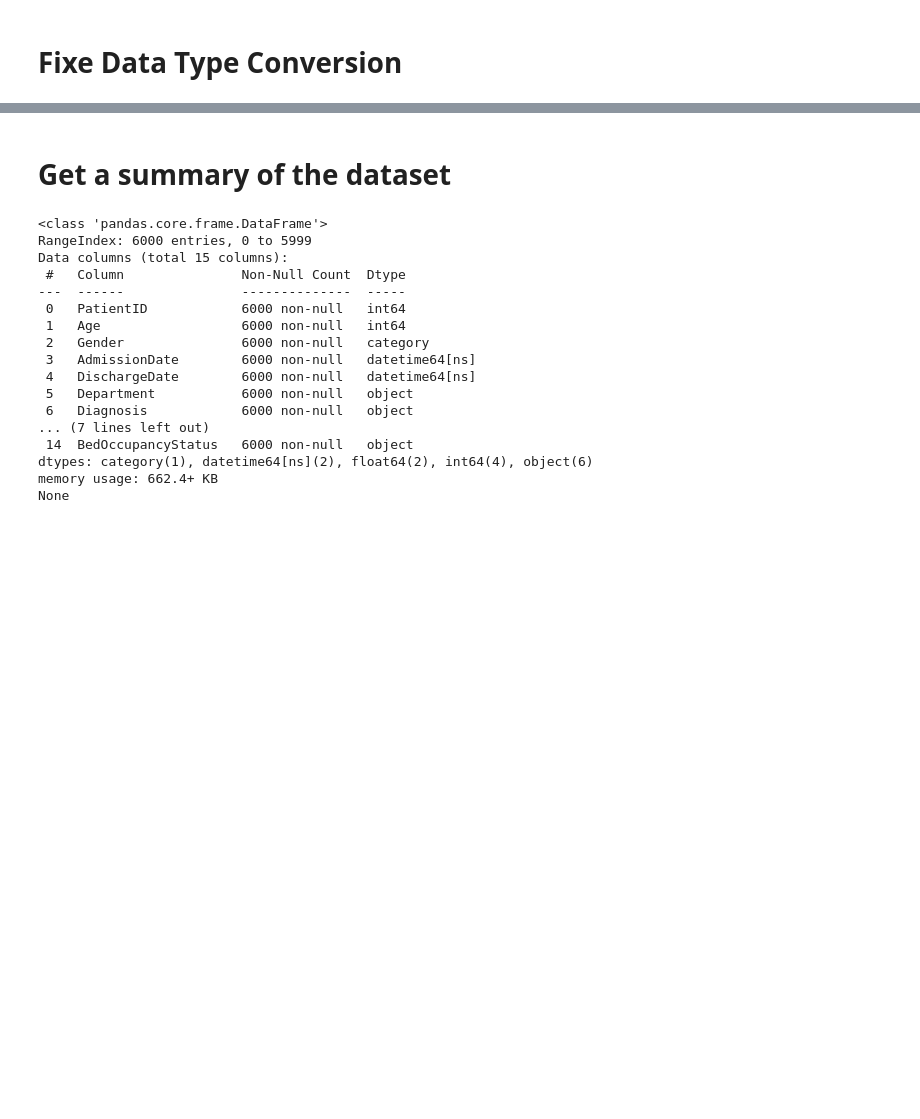
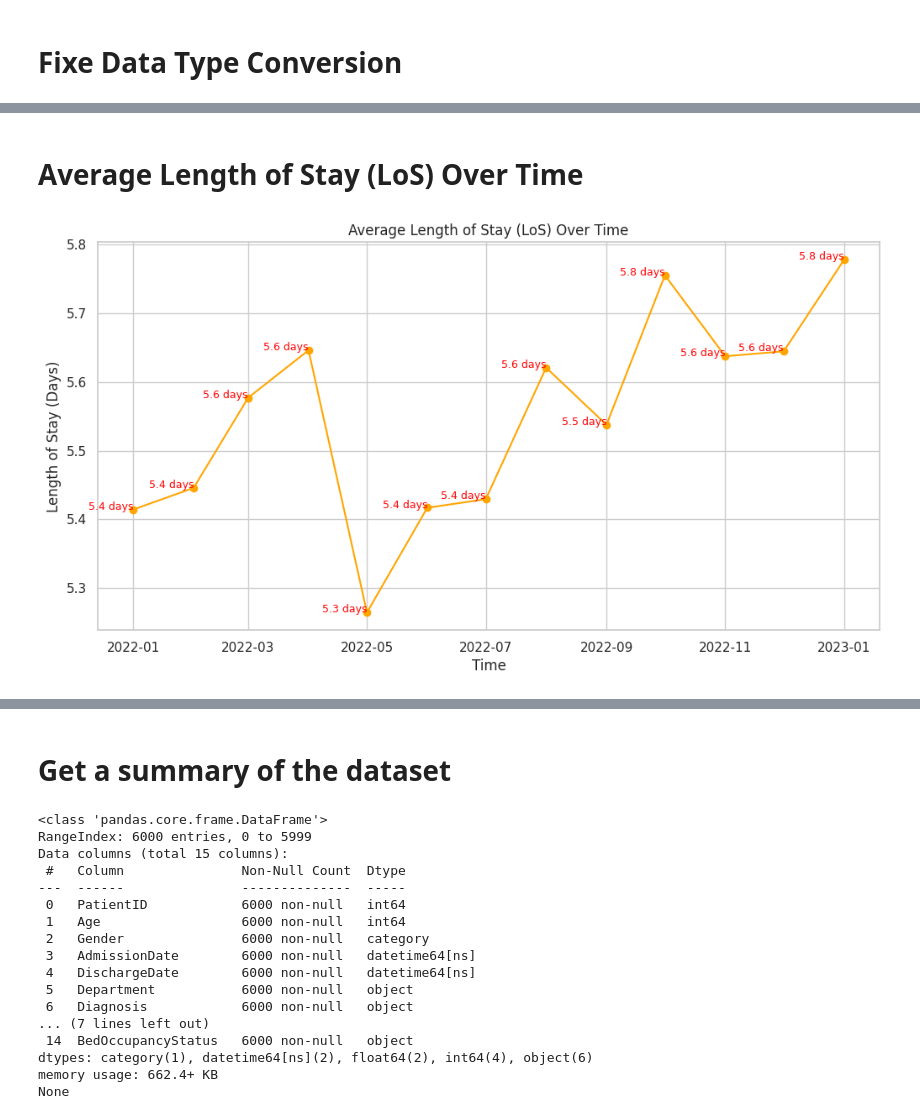
Before and after one commit to Sezo-code/Michine-Learning, a Jupyter notebook: Health_Care_Data_Analytics_2024.ipynb, the cells around one changed output, grey strips where cells are left out. Drawn from its saved outputs; the diff is of its cells as text; code cells hidden in the pictures; blank space fills up the shorter version.

```diff
--- a/Health_Care_Data_Analytics_2024.ipynb
+++ b/Health_Care_Data_Analytics_2024.ipynb
@@ -248,0 +300,22 @@ plt.show()
+# %% [markdown]
+# **Average Length of Stay (LoS) Over Time**
+# %%
+# 2. Average Length of Stay (LoS) Over Time
+average_los_per_month = df.groupby(['AdmissionYear', 'AdmissionMonth'])['LengthOfStay'].mean()
+average_los_per_month.index = pd.to_datetime(average_los_per_month.index.map(lambda x: f"{x[0]}-{x[1]:02d}"))
+
+plt.figure(figsize=(12, 6))
+plt.plot(average_los_per_month.index, average_los_per_month.values, marker='o', color='orange')
+
+# Annotating the points with values (formatted as days)
+for i, value in enumerate(average_los_per_month.values):
+    plt.text(average_los_per_month.index[i], value, f'{value:.1f} days', color='red', fontsize=9, ha='right')
+
+# Add labels and title
+plt.title("Average Length of Stay (LoS) Over Time")
+plt.xlabel("Time")
+plt.ylabel("Length of Stay (Days)")
+plt.grid(True)
+plt.show()
+# %% [output]
+[figure, added]
```
Also changed, not shown: parts of 17 cells of this notebook.
